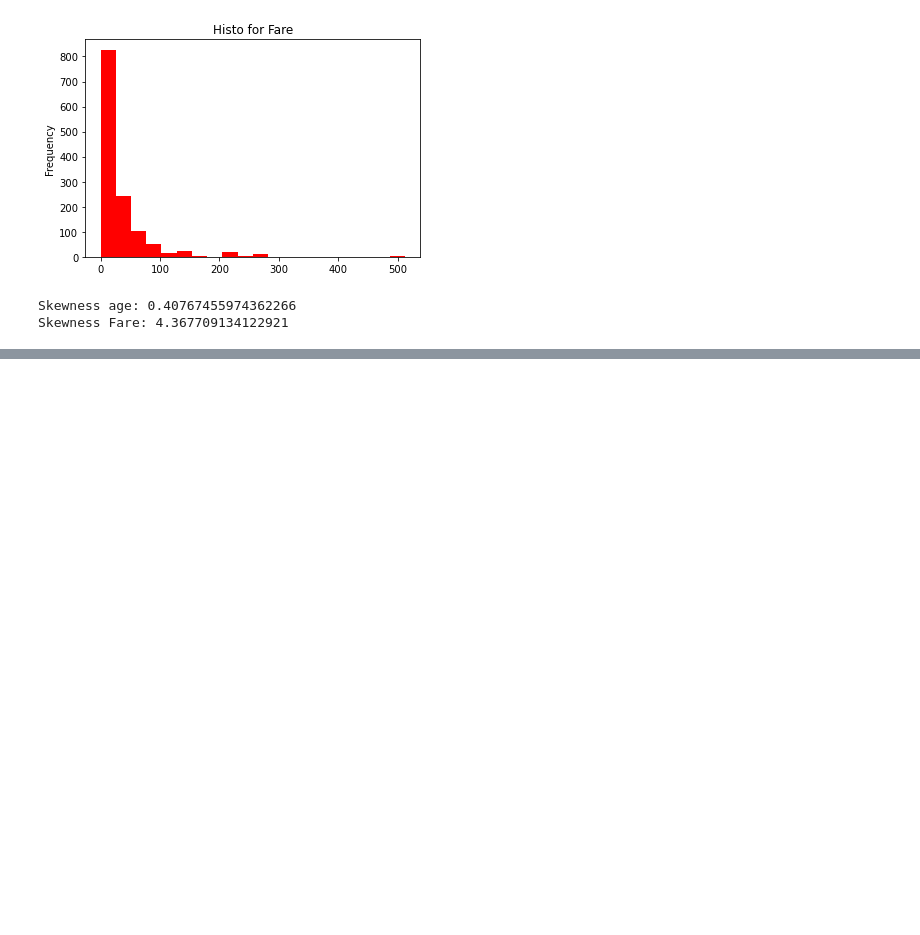
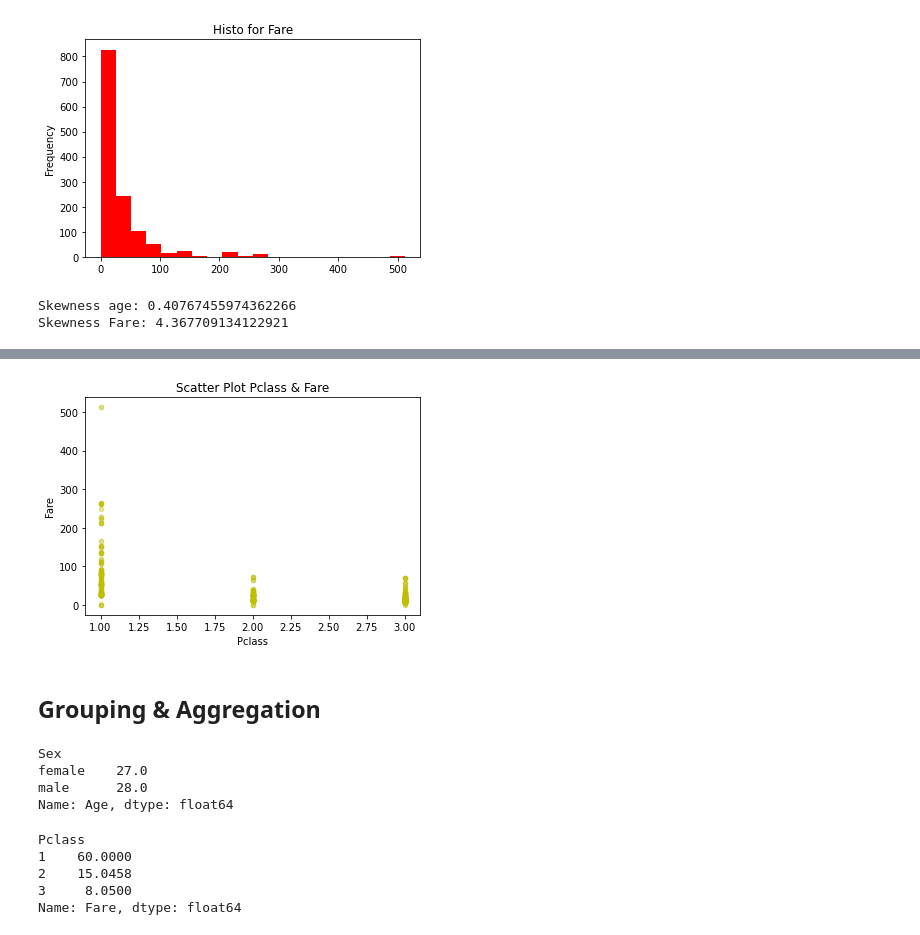
Before and after one commit to Hariru4/titanic_challenge, a Jupyter notebook: Notebooks/1.0_data_exploration.ipynb, the cells around one changed output, grey strips where cells are left out. Saved outputs shown, nothing was run; the diff lists cells and outputs as text; code cells hidden in the pictures; blank space fills up the shorter version.

```diff
--- a/Notebooks/1.0_data_exploration.ipynb
+++ b/Notebooks/1.0_data_exploration.ipynb
@@ -205,0 +210,21 @@ Skewness Fare: 4.367709134122921
+# %%
+full_df.plot.scatter(x='Pclass',y='Fare',color='y',title = 'Scatter Plot Pclass & Fare', alpha=0.15);
+# %% [output]
+[figure, added]
+# %% [markdown]
+## Grouping & Aggregation
+# %%
+full_df.groupby('Sex').Age.median()
+# %% [output]
+Sex
+female    27.0
+male      28.0
+Name: Age, dtype: float64
+# %%
+full_df.groupby('Pclass').Fare.median()
+# %% [output]
+Pclass
+1    60.0000
+2    15.0458
+3     8.0500
+Name: Fare, dtype: float64
```
Also changed, not shown: parts of 59 cells of this notebook.
